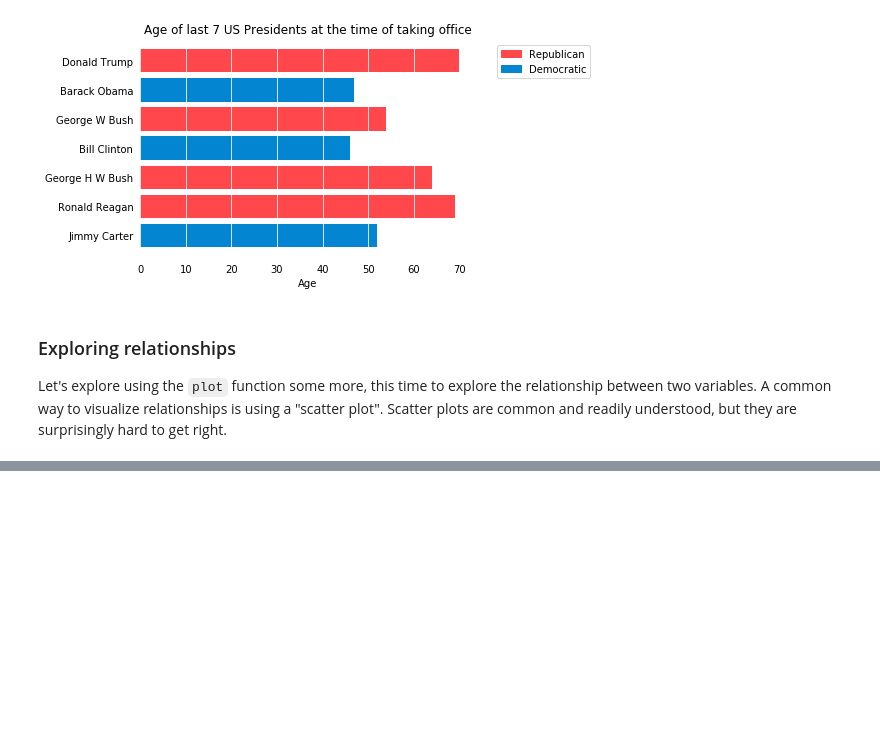
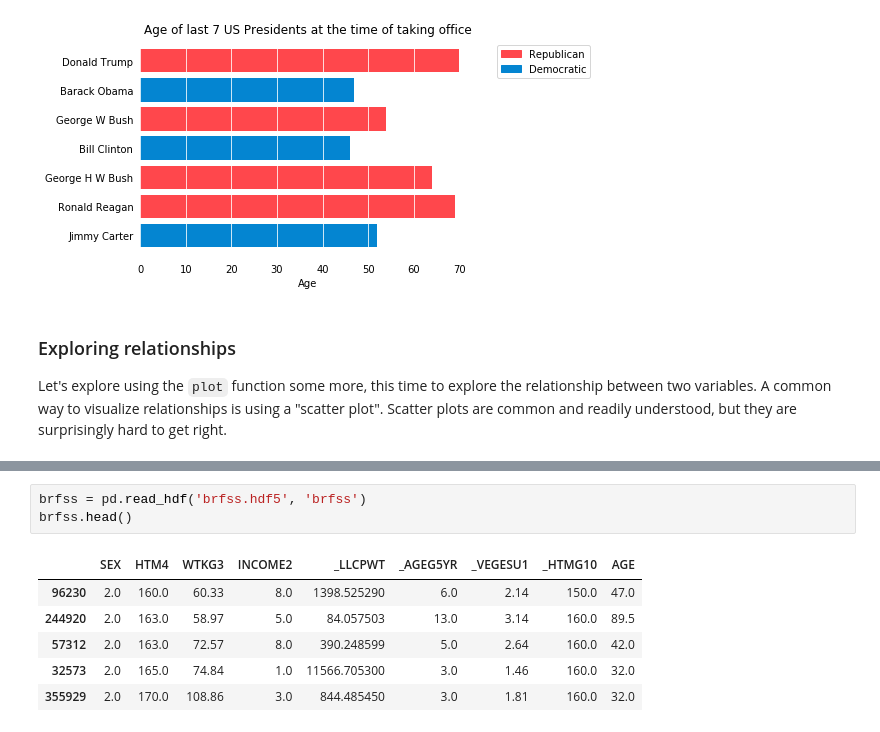
Before and after one commit to nishantsule/Data-Visualization-Workshop, a Jupyter notebook: Data-Viz-FundamentalsReview.ipynb, the cells around one changed output, grey strips where cells are left out. Saved outputs shown, nothing was run; the diff lists cells and outputs as text; blank space fills up the shorter version.

```diff
--- a/Data-Viz-FundamentalsReview.ipynb
+++ b/Data-Viz-FundamentalsReview.ipynb
@@ -381,0 +372,10 @@ brfss.hdf5          100%[===================>]   7.64M  28.4MB/s    in 0.3s
+# %%
+brfss = pd.read_hdf('brfss.hdf5', 'brfss')
+brfss.head()
+# %% [output]
+|  | SEX | HTM4 | WTKG3 | INCOME2 | _LLCPWT | _AGEG5YR | _VEGESU1 | _HTMG10 | AGE |
+| 96230 | 2.0 | 160.0 | 60.33 | 8.0 | 1398.525290 | 6.0 | 2.14 | 150.0 | 47.0 |
+| 244920 | 2.0 | 163.0 | 58.97 | 5.0 | 84.057503 | 13.0 | 3.14 | 160.0 | 89.5 |
+| 57312 | 2.0 | 163.0 | 72.57 | 8.0 | 390.248599 | 5.0 | 2.64 | 160.0 | 42.0 |
+| 32573 | 2.0 | 165.0 | 74.84 | 1.0 | 11566.705300 | 3.0 | 1.46 | 160.0 | 32.0 |
+| 355929 | 2.0 | 170.0 | 108.86 | 3.0 | 844.485450 | 3.0 | 1.81 | 160.0 | 32.0 |
```
Also changed, not shown: parts of 9 cells of this notebook, 1 other file.
